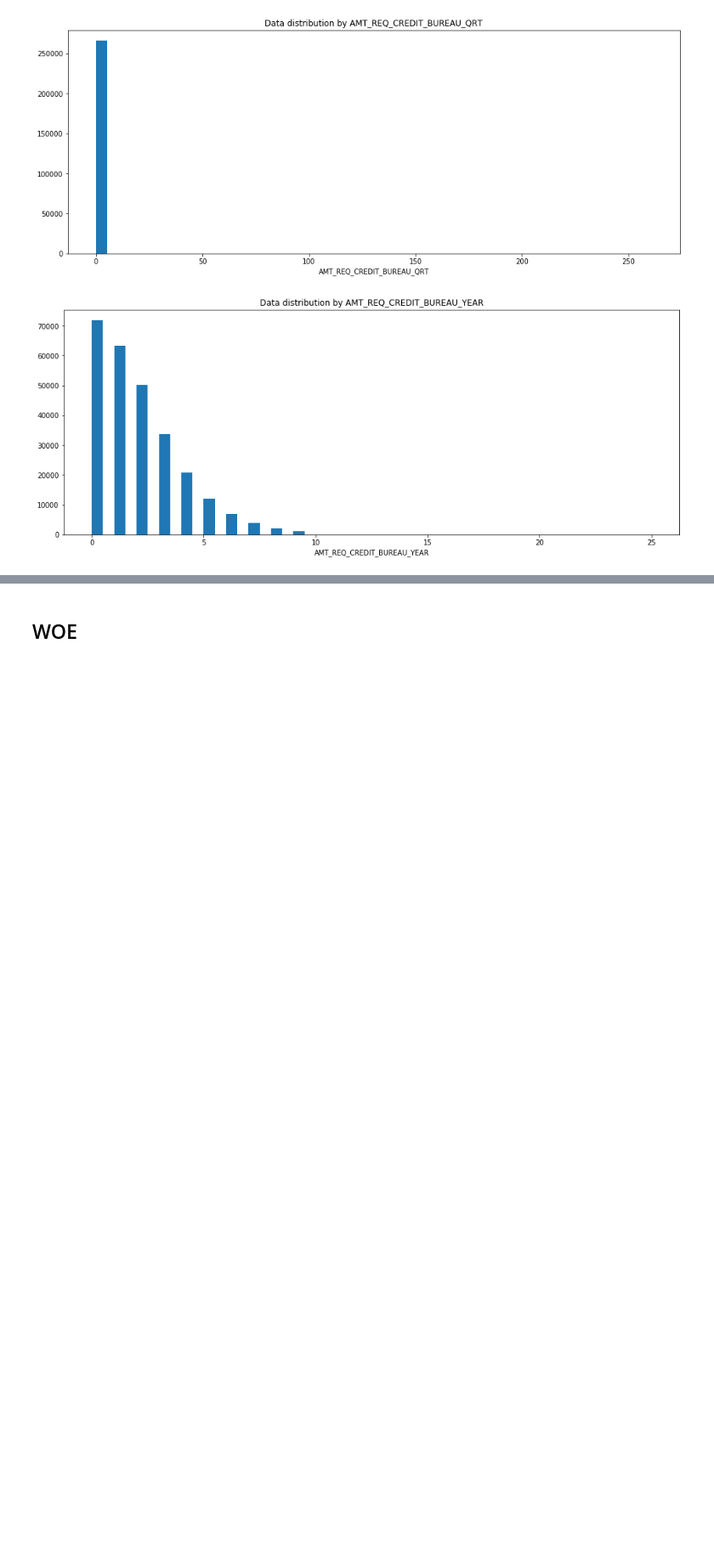
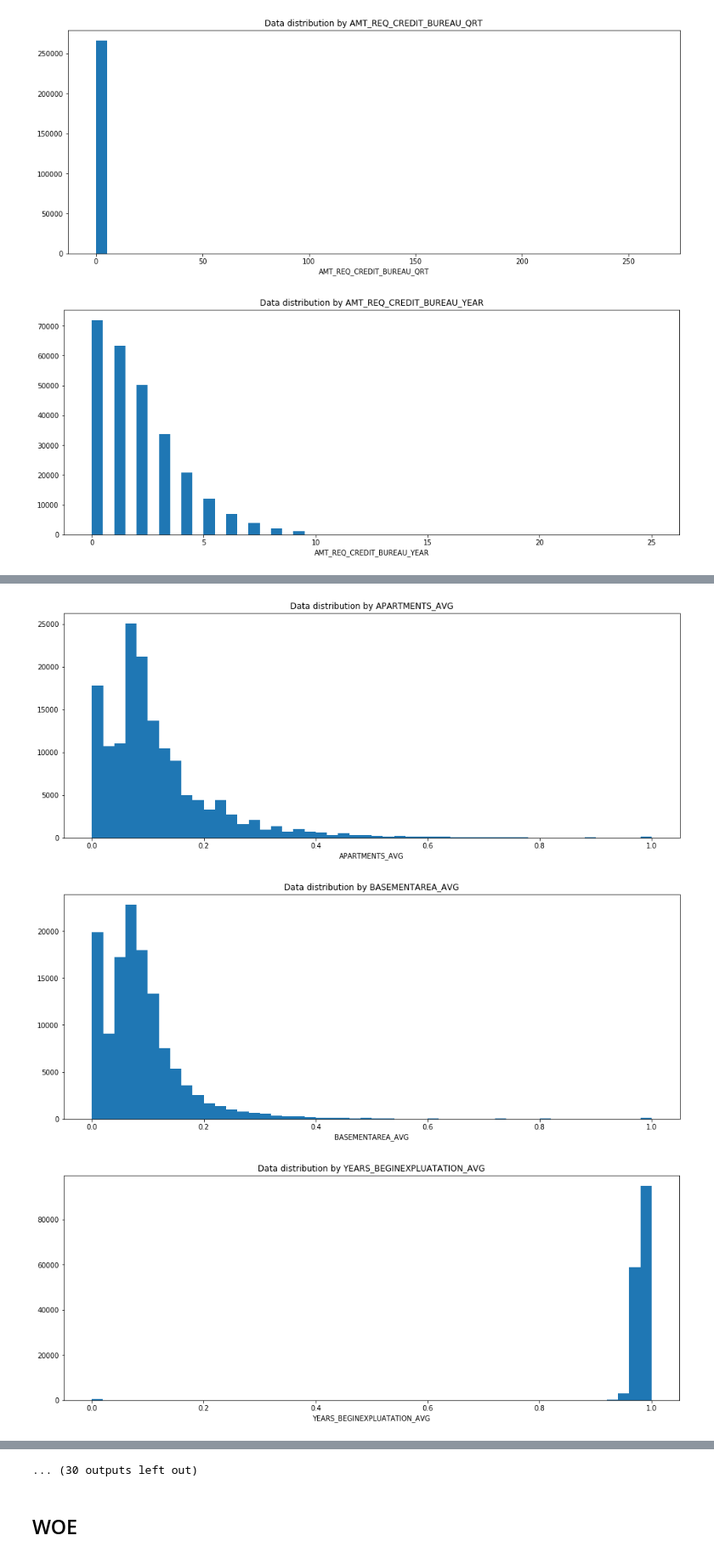
Before and after one commit to nuwanda57/HomeCredit1, a Jupyter notebook: exploration.ipynb, the cells around one changed output, grey strips where cells are left out. Shown at 85% size. Drawn from its saved outputs; the diff is of its cells as text; code cells hidden in the pictures; blank space fills up the shorter version.

```diff
--- a/exploration.ipynb
+++ b/exploration.ipynb
@@ -471,0 +517,6 @@ draw_hists_for_numerical_columns(AMT_GROUP_CATEGORICAL, amt_application)
+# %%
+draw_hists_for_numerical_columns(APARTMENT_GROUP_NUMERIC, apartment_application)
+# %% [output]
+[figure, added]
+[figure, added]
+[figure, added]
@@ -472,3 +532,4 @@ draw_hists_for_numerical_columns(AMT_GROUP_CATEGORICAL, amt_application)
+... (30 outputs left out)
 # %% [markdown]
 ## WOE
 # %%
```
Also changed, not shown: parts of 7 cells of this notebook, 1 other file.
